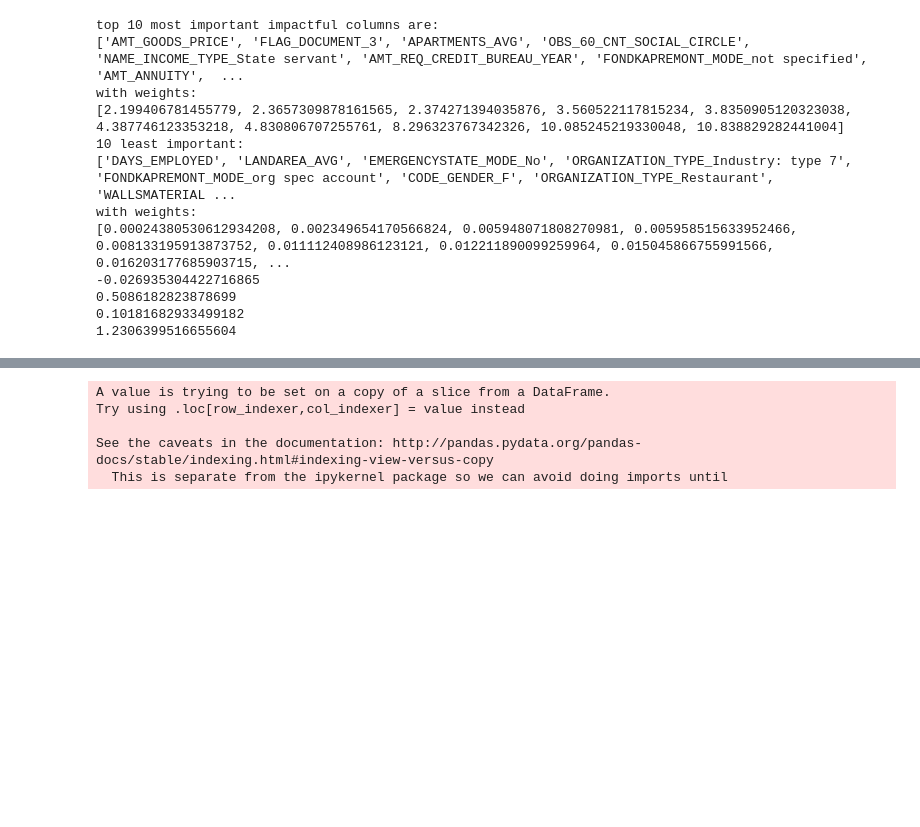
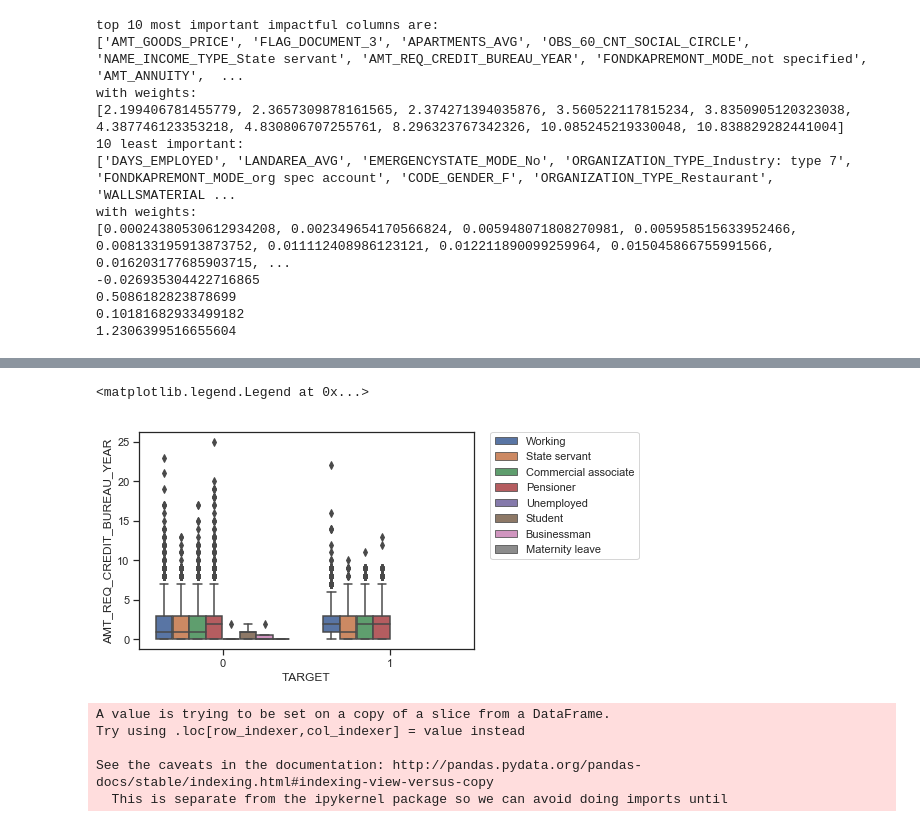
Before and after one commit to jharris07/defaultrisks, a Jupyter notebook: fuckery.ipynb, the cells around one changed output, grey strips where cells are left out. Cells and saved outputs as stored; diff of their text form; code cells hidden in the pictures; blank space fills up the shorter version.

```diff
--- a/fuckery.ipynb
+++ b/fuckery.ipynb
@@ -193,3 +202,19 @@ sns.distplot(app_train.DAYS_REGISTRATION)
+# %%
+import seaborn as sns
+import matplotlib.pyplot as plt
+sns.set(style="ticks", color_codes=True)
+
+#sns.lmplot( 'AMT_INCOME_TOTAL','CNT_CHILDREN', data=app_train, fit_reg=False)
+
+
+
+sns.boxplot(x="TARGET", y="AMT_REQ_CREDIT_BUREAU_YEAR",
+            hue="NAME_INCOME_TYPE",
+            data=data[2])
+plt.legend(bbox_to_anchor=(1.05, 1), loc=2, borderaxespad=0.)
+# %% [output]
+<matplotlib.legend.Legend at 0x...>
+[figure, added]
 # %%
 """
 from sklearn.model_selection import GridSearchCV
```
Also changed, not shown: parts of 3 cells of this notebook.
